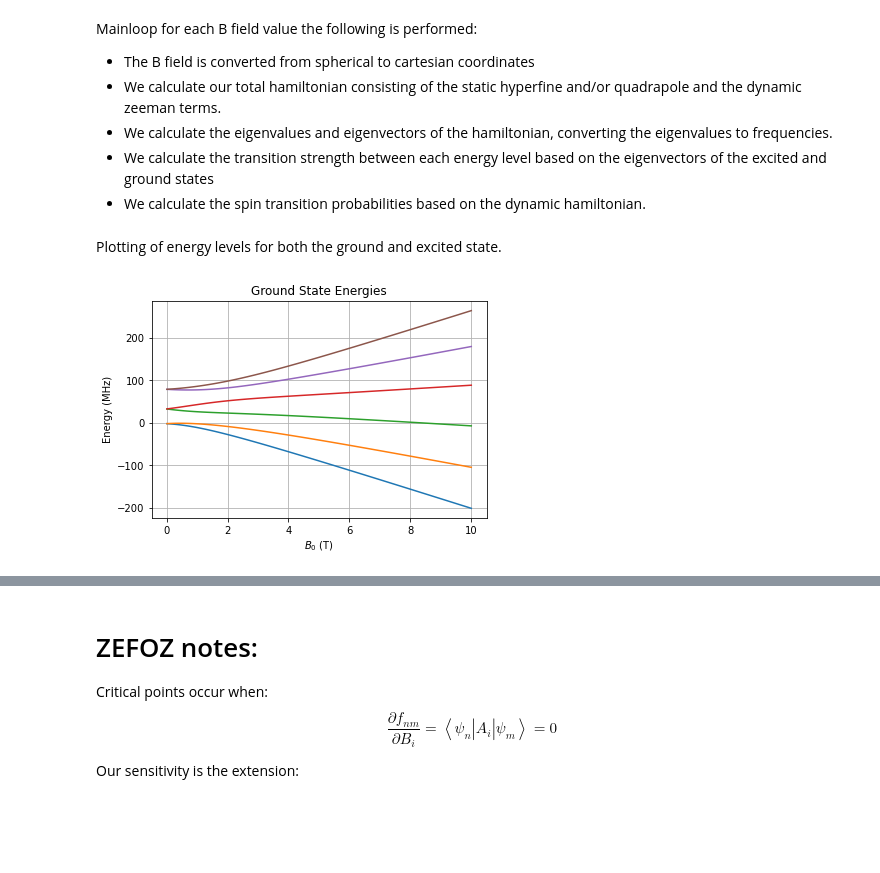
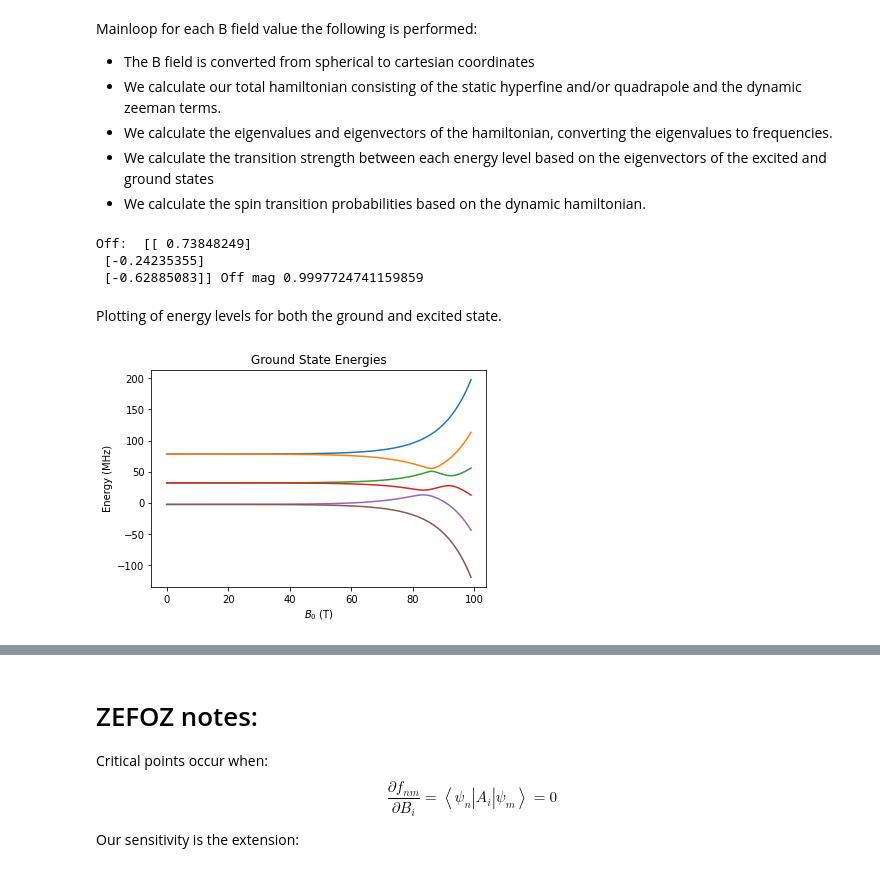
Before and after one commit to Quantum-Integration-Laboratory/qil_spin_Hamiltonian, a Jupyter notebook: Eu_YSO.ipynb, the cells around one changed output, grey strips where cells are left out. Drawn from its saved outputs; the diff is of its cells as text; code cells hidden in the pictures; blank space fills up the shorter version.

Commit message:
Working calculation of ZEFOZidBF, moving to proper ZEFOZ

```diff
--- a/Eu_YSO.ipynb
+++ b/Eu_YSO.ipynb
@@ -38,9 +38,10 @@ print(Q/(1E6*spin.h))
 
 #rotated tensors
 M_rot = np.array([144.9,34.9,98.1])*np.pi/180
+Q_rot = np.array([-39.3,76.49,149.9])*np.pi/180
 
-M_G = spin.tensorRotation(M,M_rot)
-Q_G = spin.tensorRotation(Q,np.array([-39.3,76.49,149.9])*np.pi/180)
+M_G = spin.tensorRotation(M,M_rot,str='ZYZ')
+Q_G = spin.tensorRotation(Q,Q_rot,str='ZYZ')
 
 print('Q',Q_G/(1E6*spin.h))
 print('M',M_G)
@@ -68,19 +69,26 @@ Mainloop for each B field value the following is performed:
 # %%
 theta,phi = spin.eulerToSphere(M_rot,str='ZXZ')
 theta = 1*np.pi/2
-phi=0*np.pi/2
+phi=1*np.pi/2
 
-thetas=np.pi/2*np.linspace(-1,1,30)
-phis=np.pi/2*np.linspace(-1,1,30)
-Bs=np.logspace(-2,1,100)
+thetas=np.pi/2*np.linspace(-1,1,20)
+phis=np.pi/2*np.linspace(-1,1,20)
+Bs=np.logspace(-3,1,100)
+#Bs = np.linspace(0,10,1000)
+
 #Bs=[0,0.1]
 
+#thetas = [theta]
+#phis = [phi]
+
+
+OsDim = ground.dim**2
 
 #sets the default dynamic term as both electronic and nuclear zeeman
 FreqG = ground.initSweep(thetas,phis,Bs)
 
 #OS = ground.initSweep(thetas,phis,Bs,ground.dim**2)
-OS_SG = ground.initSweep(thetas,phis,Bs,ground.dim)
+OS_SG = ground.initSweep(thetas,phis,Bs,OsDim)
 #OS_SG = np.zeros((len(thetas),len(phis),len(Bs),ground.dim,3),dtype = np.csingle)#
 
 CS_G = ground.initSweep(thetas,phis,Bs,ground.dim)
@@ -94,8 +102,10 @@ Is = spin.spinOperator(Ispin,matricies=True)
 
 As = spin.genAMatrix(spin.muN*M_G,Is)
 
-#off= np.matrix([-0.535,-0.634,0.558]).T
-off= np.matrix([0,0,0]).T
+off= np.matrix([-0.535,-0.634,0.558]).T
+off = np.asmatrix(Rotation.from_euler('ZYZ',Q_rot).as_matrix())@off
+print("Off: ",off,"Off mag",np.linalg.norm(off))
+#off= np.matrix([0,0,0]).T
 
 #print(As[0])
 #print(As)
@@ -106,6 +116,8 @@ for i in range(len(thetas)):
         for k in range(len(Bs)):
             #convert spherical Magnetic field to cartesian coords.
             unit =spin.sphereCart(1,thetas[i],phis[j])
+            #unit = unit/np.linalg.norm(unit)
+            #unit=off
             B = Bs[k]*unit
 
             #Calculate our hamiltonian at this B Field
@@ -116,15 +128,23 @@ for i in range(len(thetas)):
             FG,VG = ground.getEigFreq(HG)
             FreqG[i,j,k,:]=FG*1E3
 
+            #print(i,j,k)
+            #print(np.sign(np.real(VG)))
+            #print(np.sign(np.imag(VG)))
+
+
             OS = np.zeros((ground.dim,3),dtype = np.csingle)
             for l in range(3):
-                #print(l)
-                OS[:,l] = ground.firstOrderSensitivity(VG,As[l]/spin.muN)*spin.muN
+                OS[:,l] = ground.firstOrderEnergySensitivity(VG,As[l]/spin.muN)*spin.muN
+            #print(OS)
+            M = OS@unit
+            #print(M)
+            M = (np.squeeze(M[:,0]))
+            #print(M.shape,np.squeeze(M[:,0]))
+            OS_SG[i,j,k,:]=spin.eachElemFunc(M,M,ax=1)
+            #OS_SG[i,j,k,:]=M
 
-            M = OS@unit
-            #print(M.shape,np.squeeze(M[:,0]))
-            OS_SG[i,j,k,:]=np.squeeze(M[:,0])
-            S = ground.curvatureCalculation(As[0],As[1],As[2],VG,FG,indiv=False)
+            S = ground.curvatureCalculation(As[0],As[1],As[2],VG,FG,indiv=False)#*spin.muN
             E = np.linalg.eigvalsh(S)
             CS_G[i,j,k,:]= (E[np.abs(E).argmax()])
             #=
@@ -132,19 +152,24 @@ for i in range(len(thetas)):
 
 
 pass
+# %% [output]
+Off:  [[ 0.73848249]
+ [-0.24235355]
+ [-0.62885083]] Off mag 0.9997724741159859
 # %% [markdown]
 Plotting of energy levels for both the ground and excited state.
 # %%
 
 #Plot our energy levels
 F_S = np.squeeze(np.real(FreqG[0,0,:,:]))
-plt.plot(Bs,F_S)
+plt.plot(F_S)
 #plt.ylim([-30,90])
-plt.grid()
+#plt.grid()
 plt.title("Ground State Energies")
 plt.xlabel(r"$B_{0}$ (T)")
 plt.ylabel("Energy (MHz)")
+plt.savefig('../Eu')
 plt.show()
 plt.close()
 # %% [output]
-[figure, old version]
+[figure, new version]
```
Also changed, not shown: parts of 5 cells of this notebook, 4 other files.
